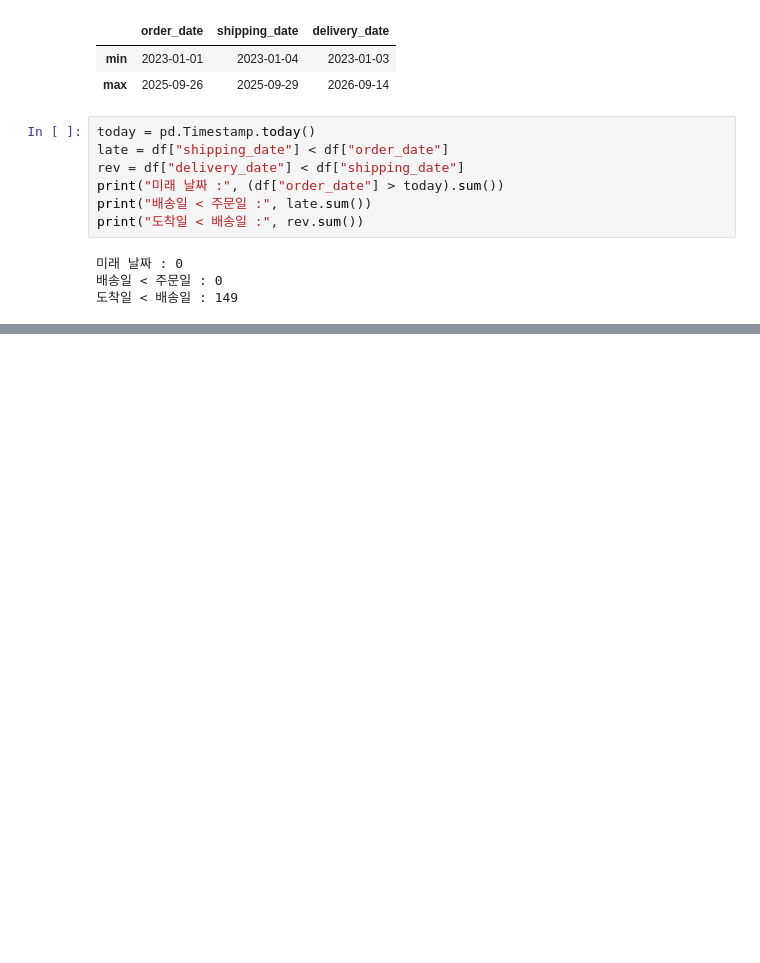
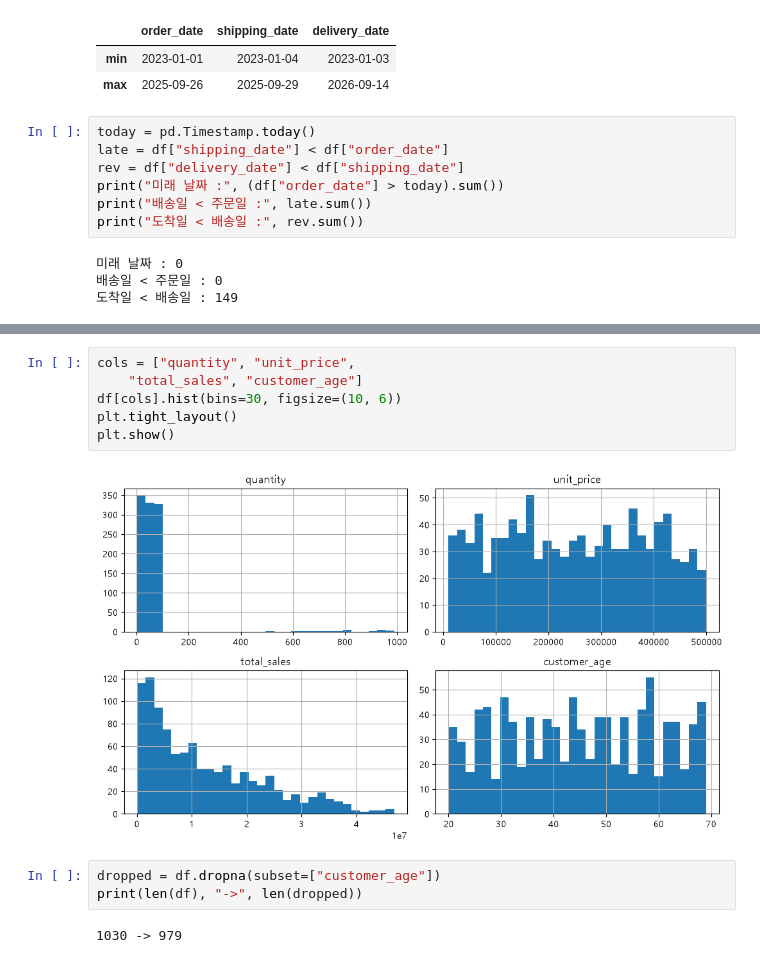
Before and after one commit to studentzzang/flask-practice1, a Jupyter notebook: data_analysis/sales.ipynb, the cells around one changed output, grey strips where cells are left out. Cells and saved outputs as stored; diff of their text form; blank space fills up the shorter version.

```diff
--- a/data_analysis/sales.ipynb
+++ b/data_analysis/sales.ipynb
@@ -111,0 +137,13 @@ print("도착일 < 배송일 :", rev.sum())
+# %%
+cols = ["quantity", "unit_price",
+    "total_sales", "customer_age"]
+df[cols].hist(bins=30, figsize=(10, 6))
+plt.tight_layout()
+plt.show()
+# %% [output]
+[figure, added]
+# %%
+dropped = df.dropna(subset=["customer_age"])
+print(len(df), "->", len(dropped))
+# %% [output]
+1030 -> 979
```
Also changed, not shown: parts of 7 cells of this notebook.
